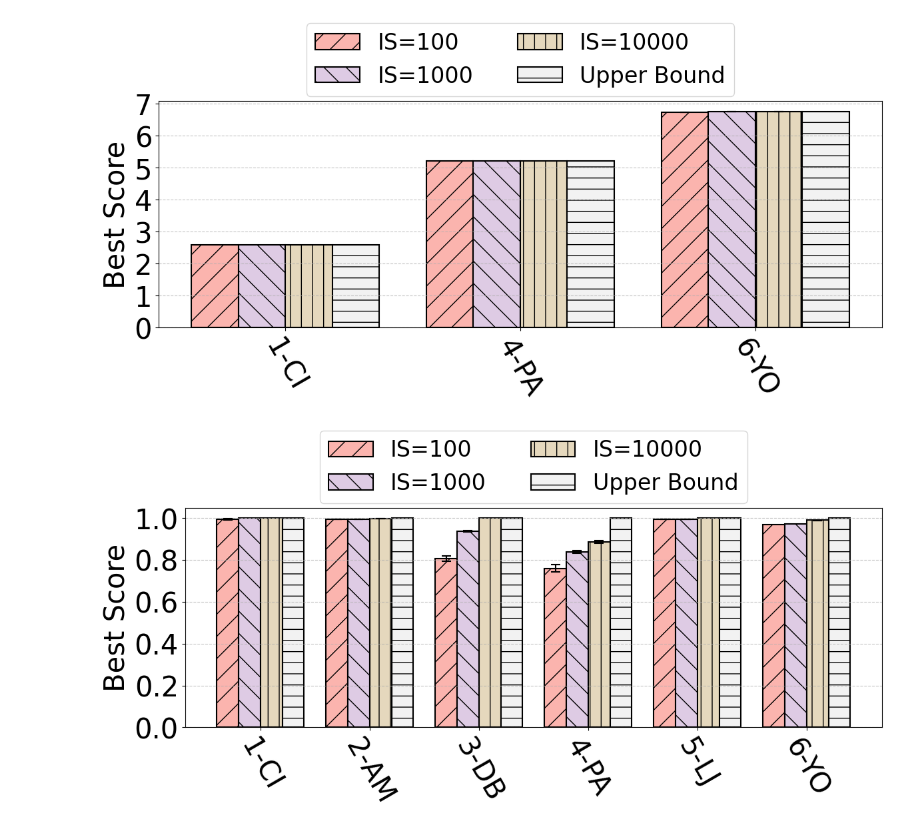
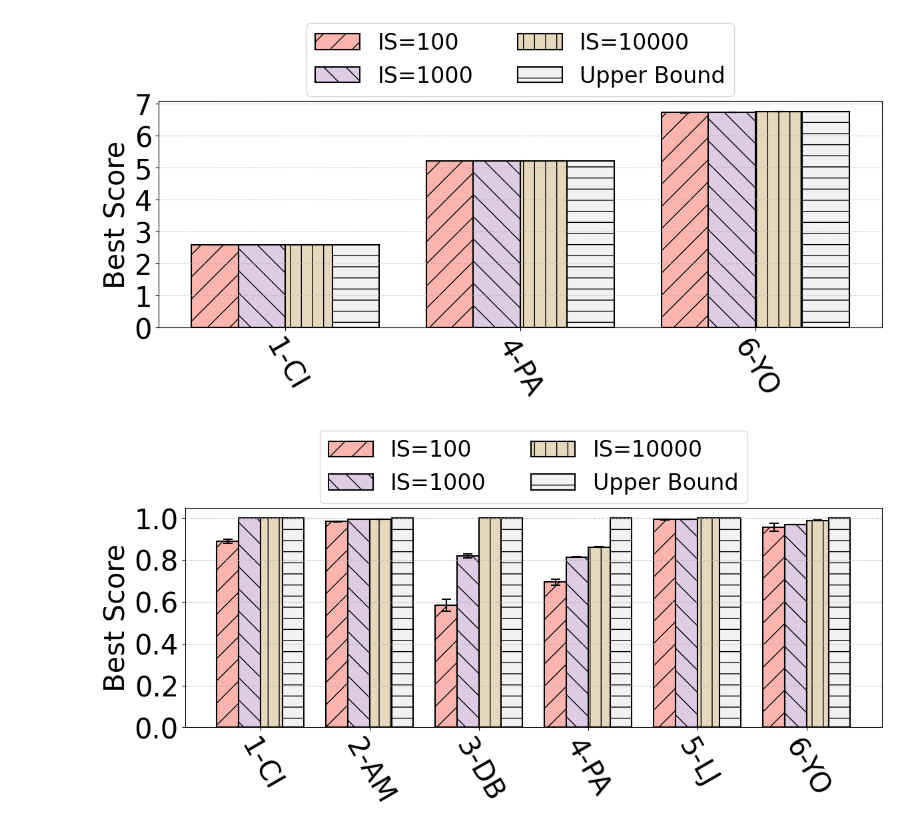
Before and after one commit to dcc-ufla-graph-mining/fractal, a Jupyter notebook: plots/CCPE_Plots/optimality_plots.ipynb, the cells around one changed output. Saved outputs shown, nothing was run; the diff lists cells and outputs as text; code cells hidden in the pictures.

```diff
--- a/plots/CCPE_Plots/optimality_plots.ipynb
+++ b/plots/CCPE_Plots/optimality_plots.ipynb
@@ -501,38 +499,38 @@ plot_average_by_group_and_initial_solutions(
 # Setup variables
 grouping_cols = ["graph_name"]
 obj_function = ["conductance"]
-metaheuristic = ["vns"]
+metaheuristic = ["ils"]
 
 # Filter the Data
 df = grouped_df[
     (grouped_df["metaheuristic"].isin(metaheuristic)) &
     (grouped_df["objective_function"].isin(obj_function)) &
     (grouped_df['graph_name'].isin(['citeseer', 'amazon', 'dblp', 'patents', 'livejournal', 'youtube'])) &
     (grouped_df['num_initial_solutions'] > 32)
     ].copy()
 
 # Rename graphs
 df['graph_name'] = df['graph_name'].replace({
     'citeseer': '1-CI',
     'amazon': '2-AM',
     'dblp': '3-DB',
     'patents': '4-PA',
     'livejournal': '5-LJ',
     'youtube': '6-YO',
 })
 
 # Create the Title
 algo_name = metaheuristic[0].upper()
 title = f"{algo_name} - Optimality Conductance"
 
 # Plot graph
 plot_average_by_group_and_initial_solutions(
     df,
     grouping_cols,
     metaheuristic,
     {'Upper Bound': [1,1,1,1,1,1]},
     log_scale=False,
     figsize=(12,6)
 )
 # %% [output]
-[figure, old version]
+[figure, new version]
```
Also changed, not shown: parts of 6 cells of this notebook, 31 other files.
